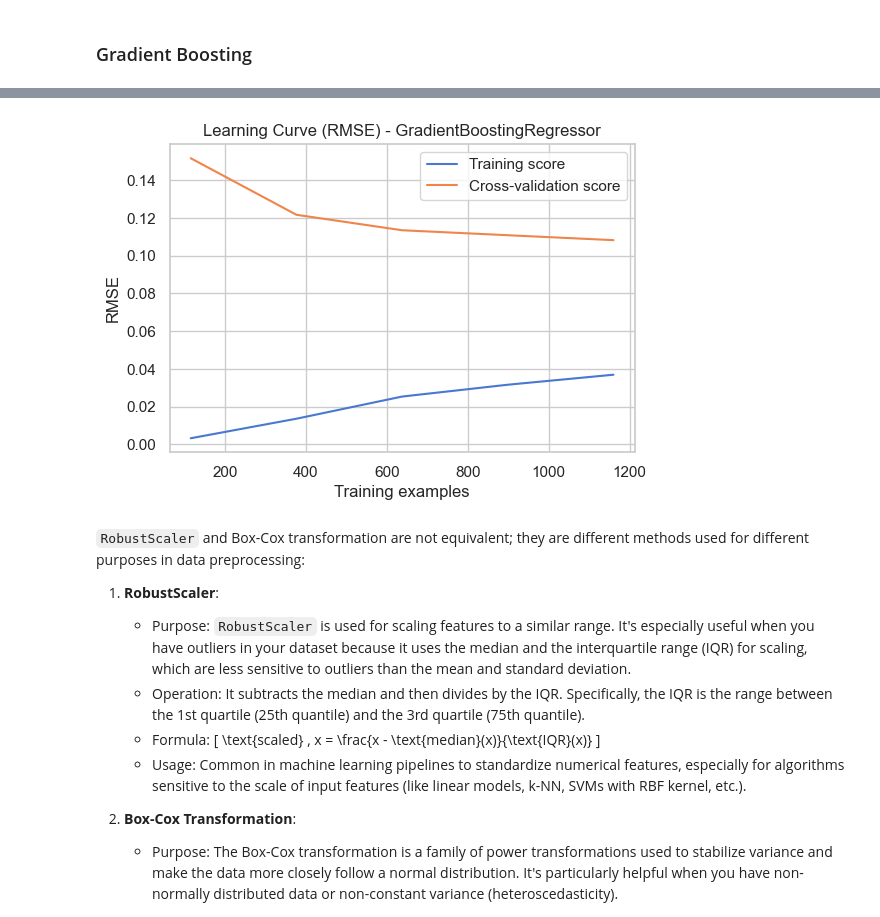
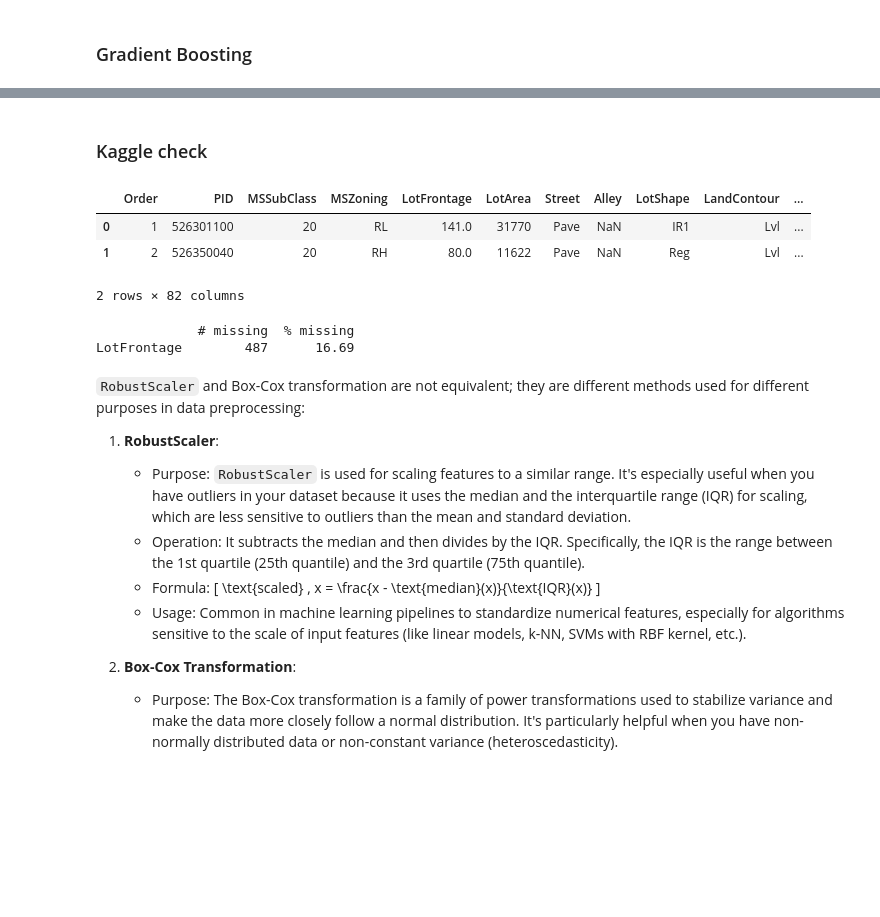
Before and after one commit to sjuanati/DataSciLabs, a Jupyter notebook: projects/kaggle/02_house_prices/house_prices.ipynb, the cells around one changed output, grey strips where cells are left out. Drawn from its saved outputs; the diff is of its cells as text; code cells hidden in the pictures; blank space fills up the shorter version.

```diff
--- a/projects/kaggle/02_house_prices/house_prices.ipynb
+++ b/projects/kaggle/02_house_prices/house_prices.ipynb
@@ -802,4 +908,24 @@ plot_learning_curve(xgb)
 # %%
-plot_learning_curve(gb)
+# plot_learning_curve(gb)
-# %% [output]
-[figure, removed]
+# %% [markdown]
+### Kaggle check
+# %%
+df_test = pd.read_csv("./data/AmesHousing.csv")
+df_test.head(2)
+# %% [output]
+|  | Order | PID | MSSubClass | MSZoning | LotFrontage | LotArea | Street | Alley | LotShape | LandContour | ... |
+| 0 | 1 | 526301100 | 20 | RL | 141.0 | 31770 | Pave | NaN | IR1 | Lvl | ... |
+| 1 | 2 | 526350040 | 20 | RH | 80.0 | 11622 | Pave | NaN | Reg | Lvl | ... |
+2 rows × 82 columns
+# %%
+# Process TEST data
+df_test = fill_nulls(df_test)
+df_test = add_binary_features(df_test)
+df_test = add_aggr_features(df_test)
+df_test = remove_features(df_test)
+
+# check if all nulls are handled
+show_missing_data(df_test)
+# %% [output]
+             # missing  % missing
+LotFrontage        487      16.69
```
Also changed, not shown: parts of 21 cells of this notebook.
